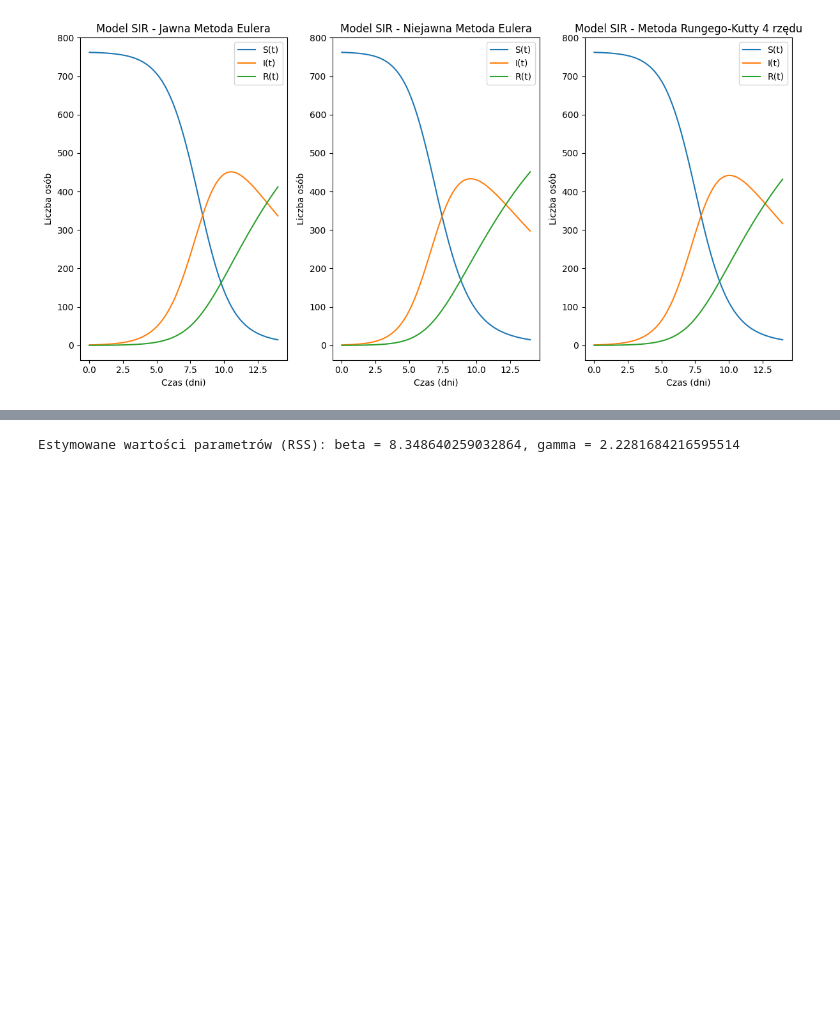
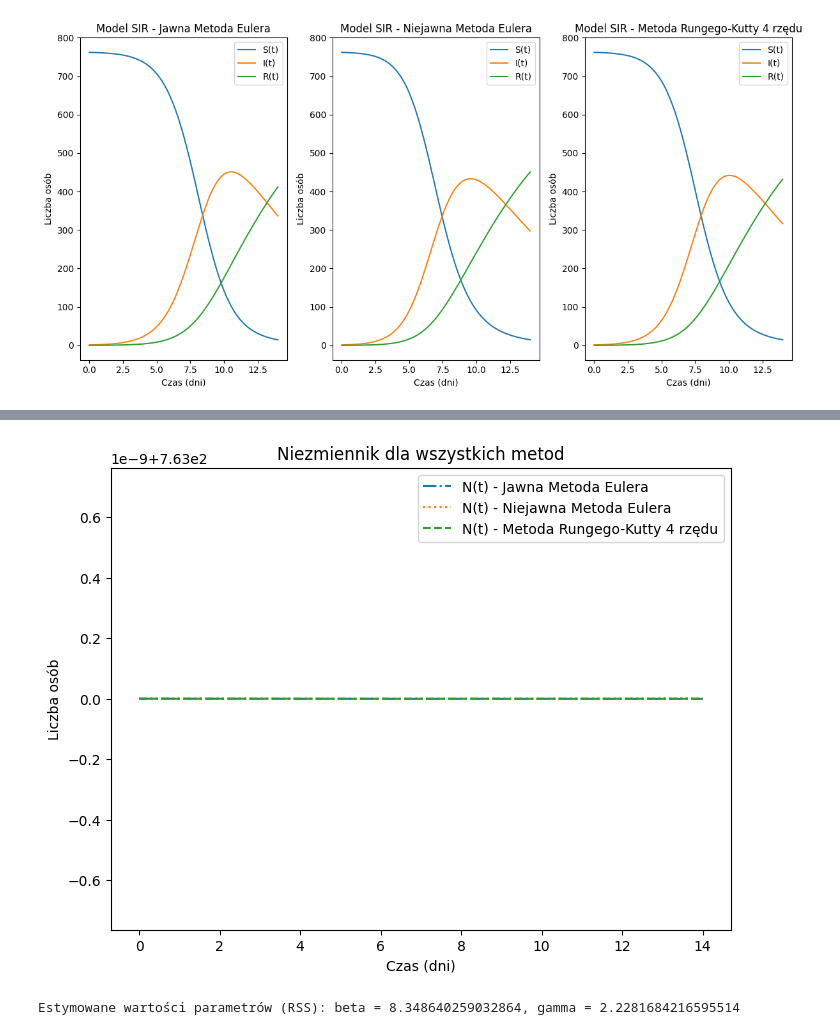
Before and after one commit to Fisieekk/MOwNiT, a Jupyter notebook: Lab9/9.ipynb, the cells around one changed output, grey strips where cells are left out. Saved outputs shown, nothing was run; the diff lists cells and outputs as text; code cells hidden in the pictures; blank space fills up the shorter version.

```diff
--- a/Lab9/9.ipynb
+++ b/Lab9/9.ipynb
@@ -196,3 +218,16 @@ plt.title('Niezmiennik dla Metody Rungego-Kutty 4 rzędu')
+# %%
+# Rysowanie Niezmienników
+plt.figure(figsize=(8, 6))
+plt.plot(t_explicit, S_explicit + I_explicit + R_explicit,linestyle='dashdot', label='N(t) - Jawna Metoda Eulera')
+plt.plot(t_non_explicit, S_non_explicit + I_non_explicit + R_non_explicit,linestyle='dotted', label='N(t) - Niejawna Metoda Eulera')
+plt.plot(t, S_rk + I_rk + R_rk,linestyle='dashed', label='N(t) - Metoda Rungego-Kutty 4 rzędu')
+plt.xlabel('Czas (dni)')
+plt.ylabel('Liczba osób')
+plt.title('Niezmiennik dla wszystkich metod')
+plt.legend()
+plt.show()
+# %% [output]
+[figure, added]
 # %%
 # Funkcja kosztu RSS
 def cost_function_rss(params, S0, I0, R0, I_data, t_end, h):
```
Also changed, not shown: parts of 2 cells of this notebook, 3 other files.
